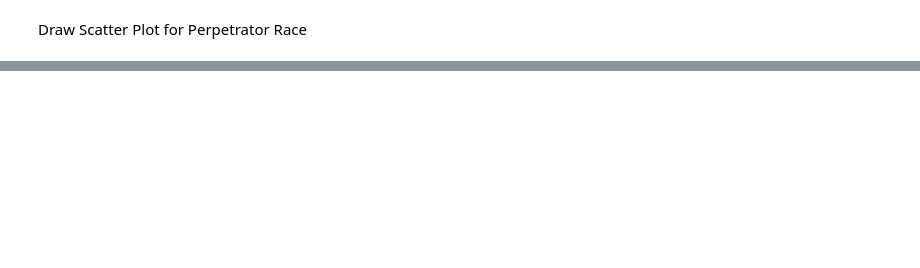
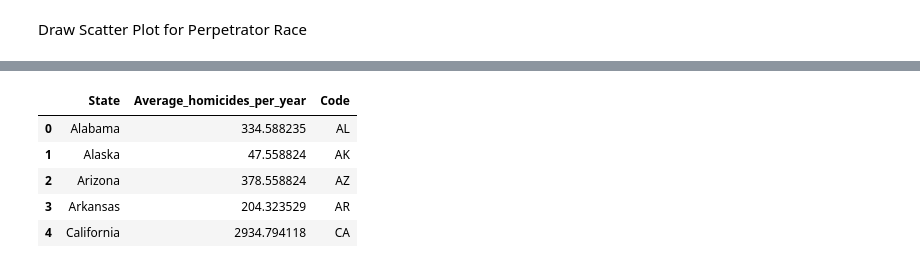
Before and after one commit to ashwin53/HomicideReport, a Jupyter notebook: HomicideReportVisualization.ipynb, the cells around one changed output, grey strips where cells are left out. Drawn from its saved outputs; the diff is of its cells as text; code cells hidden in the pictures; blank space fills up the shorter version.

```diff
--- a/HomicideReportVisualization.ipynb
+++ b/HomicideReportVisualization.ipynb
@@ -487,0 +200,10 @@ plt.show()
+# %%
+sns.set_style('whitegrid')
+homicide_stats = pd.io.parsers.read_csv("HomicideReport.csv", low_memory=False)
+year_month=homicide_stats.groupby(['Year','Month'], as_index= False).size().reset_index(name='count')
+#year_month
+hs2=pd.pivot_table(year_month,index='Year',columns='Month',values='count')
+data=hs2
+plt.figure(figsize=(20,20))
+sns.heatmap(data,linewidths=.5,cmap="YlGnBu" )
+plt.title('Correlation between Year and Month')
@@ -487,0 +296,15 @@ plt.show()
+# %%
+state_geo = json.load(file('us-states.json'))
+
+
+state_report = homicide_stats.groupby(['State']).size().reset_index(name='Average_homicides_per_year')
+state_report['Average_homicides_per_year'] = state_report['Average_homicides_per_year'].div(34)
+state_report = pd.merge(state_report, state_abb_df, on='State', how='inner')
+state_report.head()
+# %% [output]
+|  | State | Average_homicides_per_year | Code |
+| 0 | Alabama | 334.588235 | AL |
+| 1 | Alaska | 47.558824 | AK |
+| 2 | Arizona | 378.558824 | AZ |
+| 3 | Arkansas | 204.323529 | AR |
+| 4 | California | 2934.794118 | CA |
```
Also changed, not shown: parts of 27 cells of this notebook, 1 other file.
